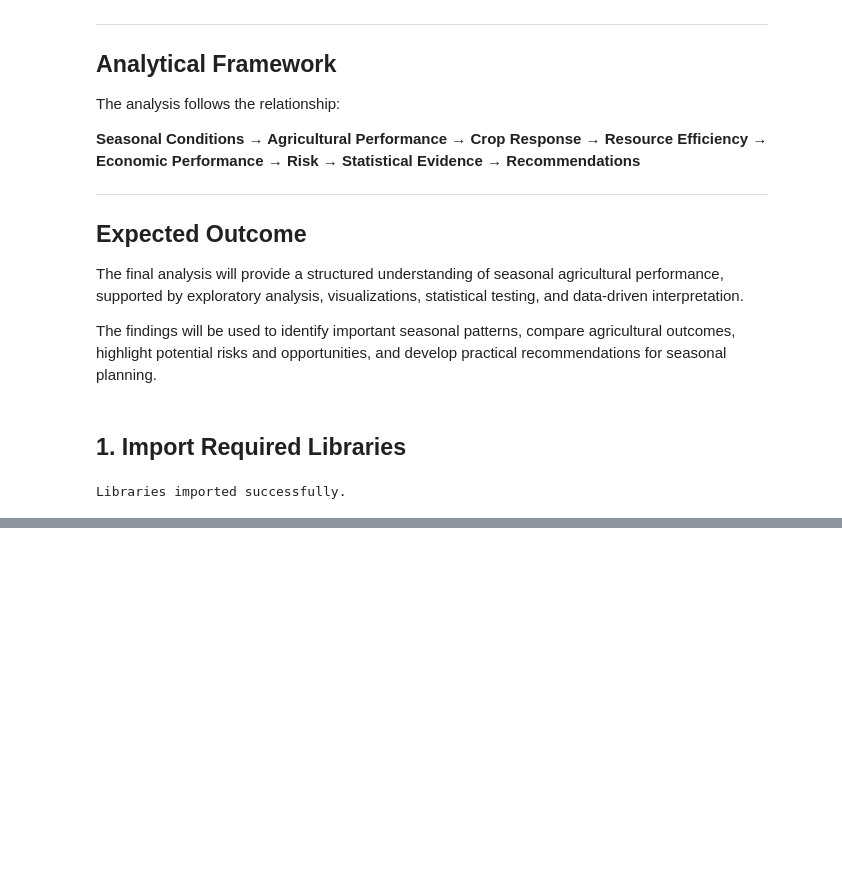
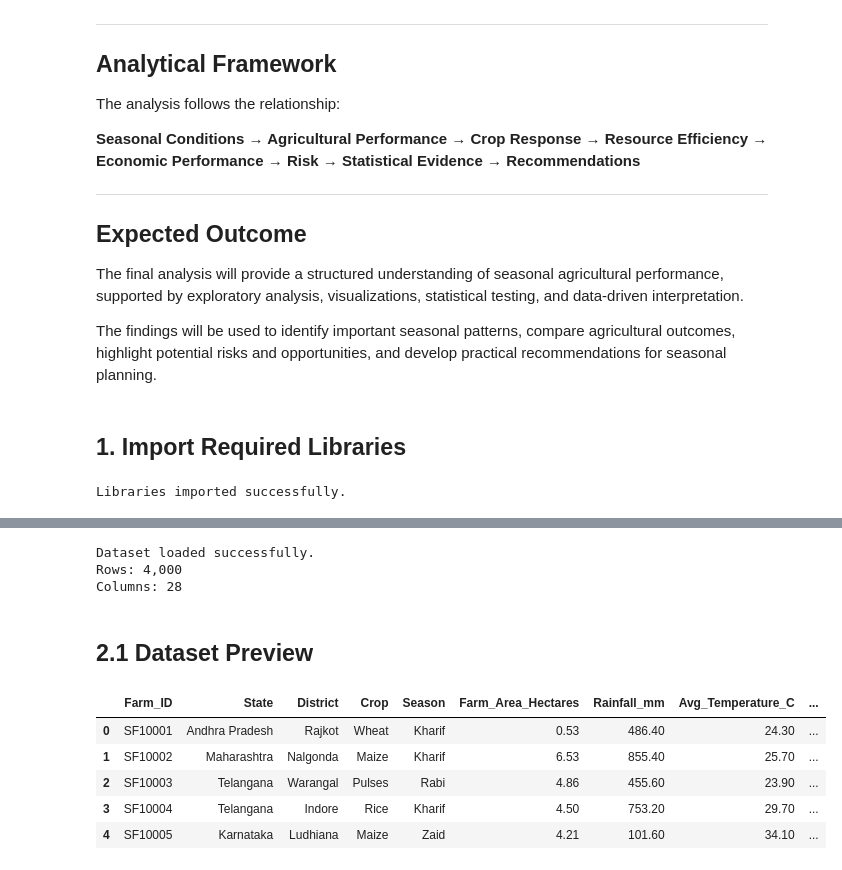
Before and after one commit to TharunPranav2007/Seasonal-Agriculture-Performance-Analysis, a Jupyter notebook: notebooks/seasonal_agriculture_analysis.ipynb, the cells around one changed output, grey strips where cells are left out. Drawn from its saved outputs; the diff is of its cells as text; code cells hidden in the pictures; blank space fills up the shorter version.

```diff
--- a/notebooks/seasonal_agriculture_analysis.ipynb
+++ b/notebooks/seasonal_agriculture_analysis.ipynb
@@ -92,0 +99,25 @@ Libraries imported successfully.
+# %%
+# Load the dataset
+
+data_path = "../data/seasonal_agriculture_performance_dataset.csv"
+
+df = pd.read_csv(data_path)
+
+print("Dataset loaded successfully.")
+print(f"Rows: {df.shape[0]:,}")
+print(f"Columns: {df.shape[1]:,}")
+# %% [output]
+Dataset loaded successfully.
+Rows: 4,000
+Columns: 28
+# %% [markdown]
+## 2.1 Dataset Preview
+# %%
+df.head()
+# %% [output]
+|  | Farm_ID | State | District | Crop | Season | Farm_Area_Hectares | Rainfall_mm | Avg_Temperature_C | ... |
+| 0 | SF10001 | Andhra Pradesh | Rajkot | Wheat | Kharif | 0.53 | 486.40 | 24.30 | ... |
+| 1 | SF10002 | Maharashtra | Nalgonda | Maize | Kharif | 6.53 | 855.40 | 25.70 | ... |
+| 2 | SF10003 | Telangana | Warangal | Pulses | Rabi | 4.86 | 455.60 | 23.90 | ... |
+| 3 | SF10004 | Telangana | Indore | Rice | Kharif | 4.50 | 753.20 | 29.70 | ... |
+| 4 | SF10005 | Karnataka | Ludhiana | Maize | Zaid | 4.21 | 101.60 | 34.10 | ... |
```
Also changed, not shown: parts of 13 cells of this notebook.
